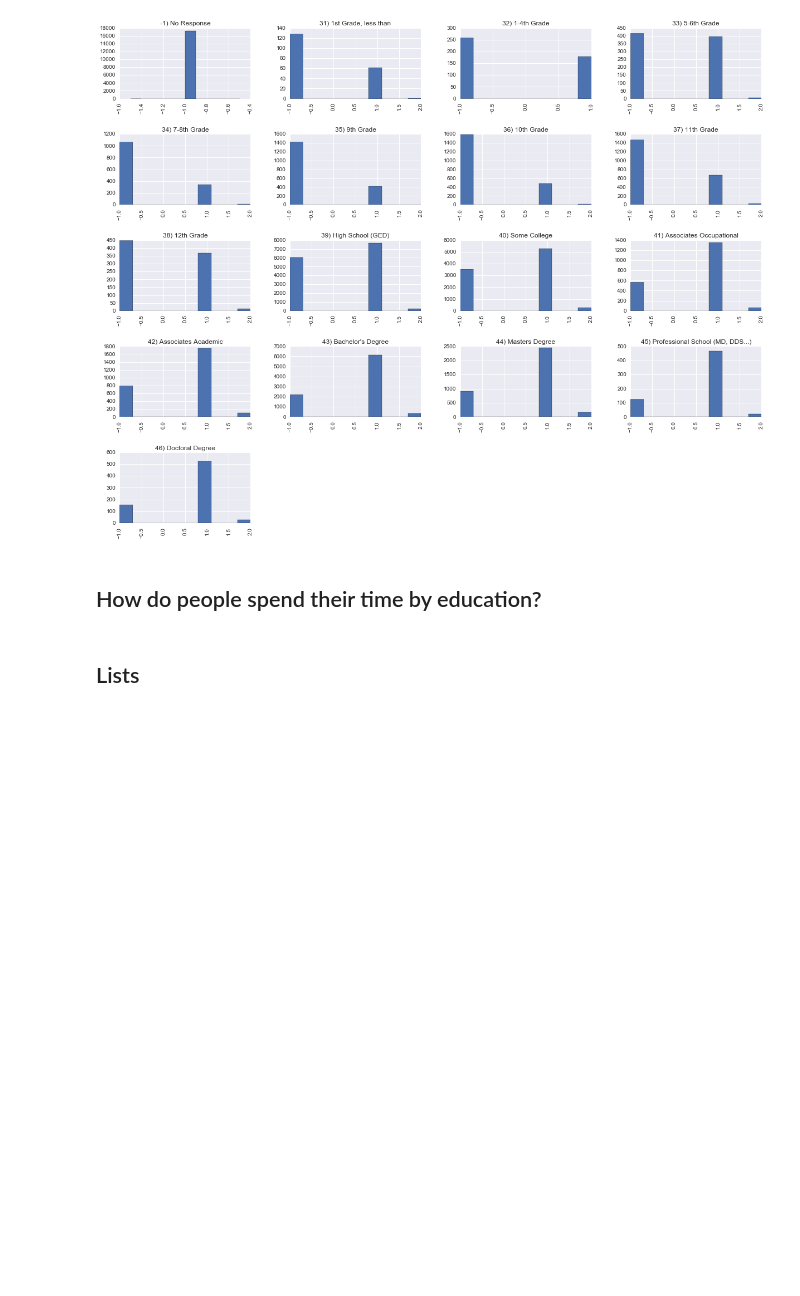
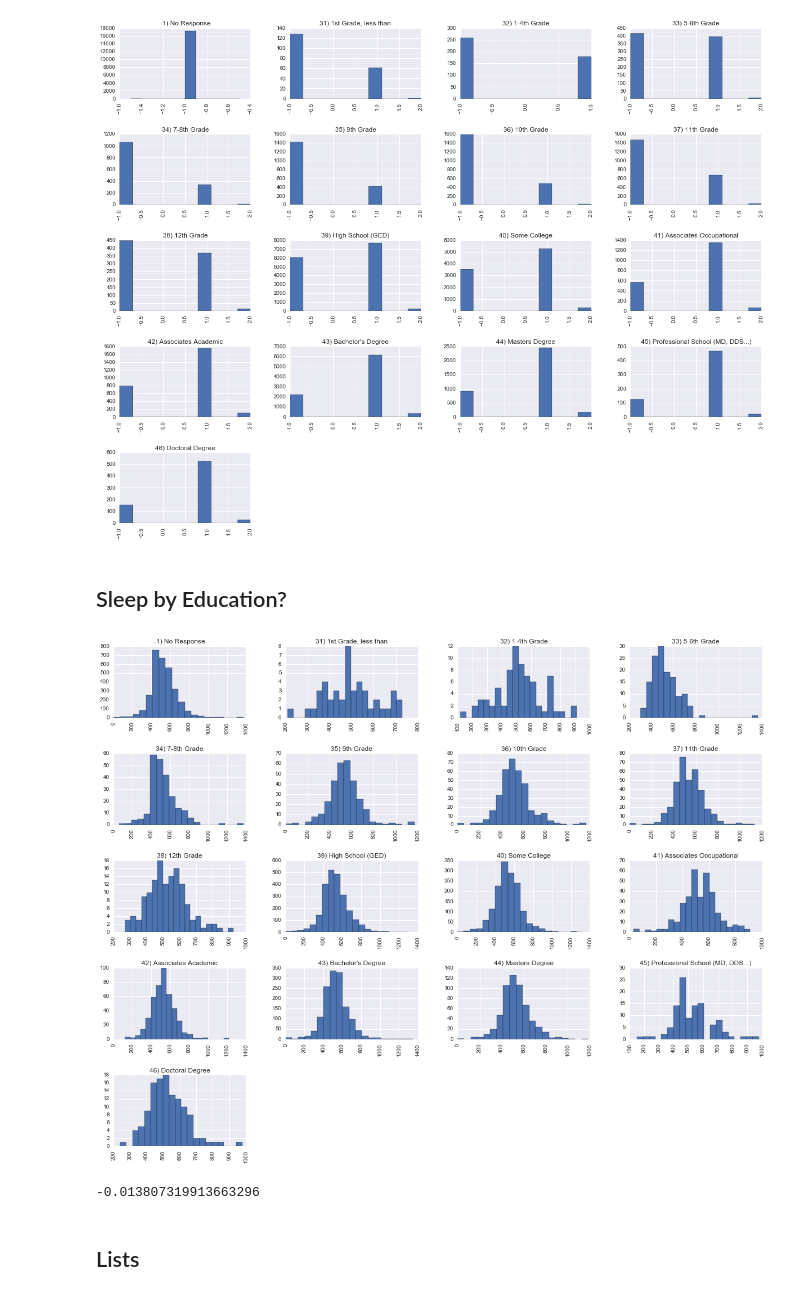
Before and after one commit to learningsomethingnew/wasting-time, a Jupyter notebook: wasting-time.ipynb, the cells around one changed output. Cells and saved outputs as stored; diff of their text form; code cells hidden in the pictures; blank space fills up the shorter version.

```diff
--- a/wasting-time.ipynb
+++ b/wasting-time.ipynb
@@ -123,5 +121,3 @@ plt.show()
 # %% [output]
 -1 did not answer, 1 = 1 job, 2 = 2 or more
 [figure]
-# %% [markdown]
-## How do people spend their time by education?
@@ -132,3 +124,14 @@ plt.show()
+# %% [markdown]
+## Sleep by Education?
+# %%
+basic_demo.t010101.hist(bins=20, by=activity.education_name,layout=(6,4), figsize=(20,20))
+plt.show()
+# %% [output]
+[figure, added]
+# %%
+basic_demo['t010101'].corr(activity['PEEDUCA'])
+# %% [output]
+-0.013807319913663296
 # %% [markdown]
 ## Lists
 # %%
```
Also changed, not shown: parts of 3 cells of this notebook, 1 other file.
